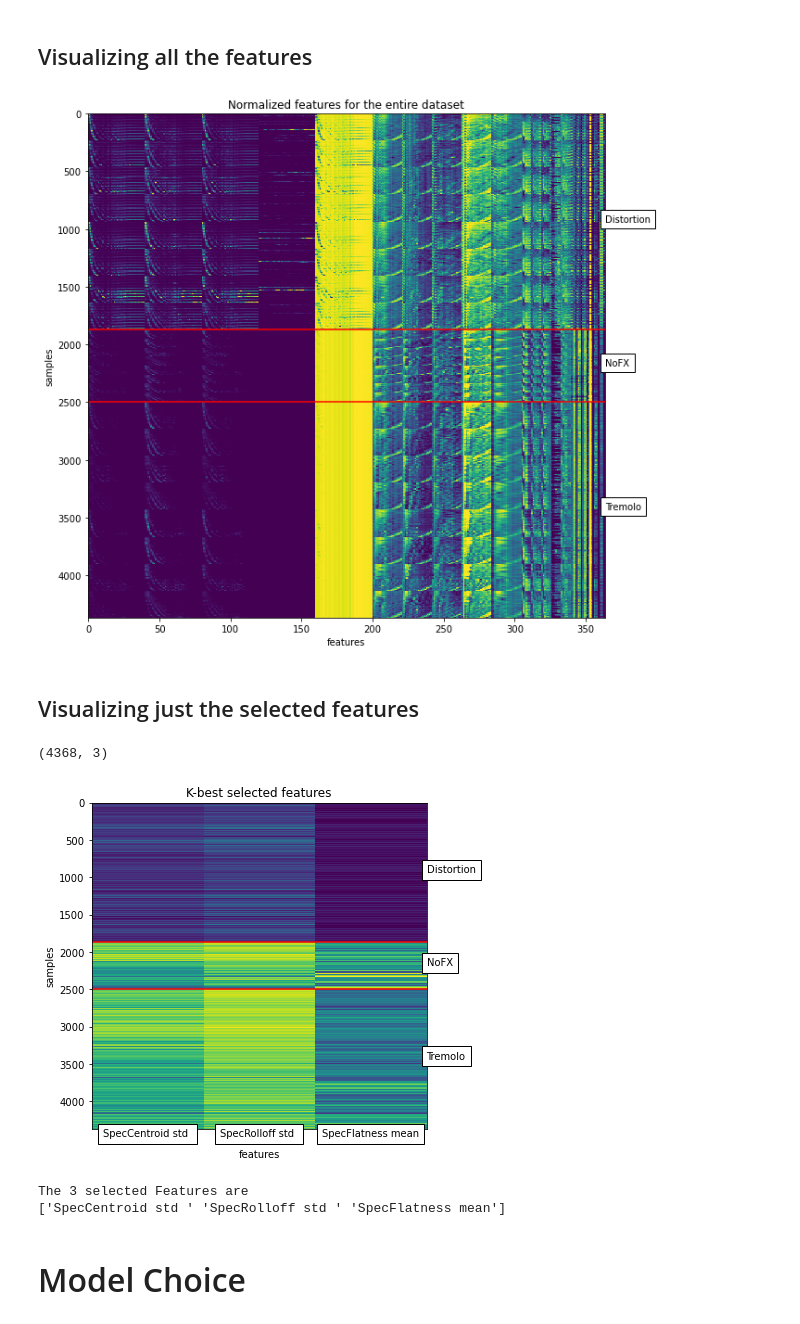
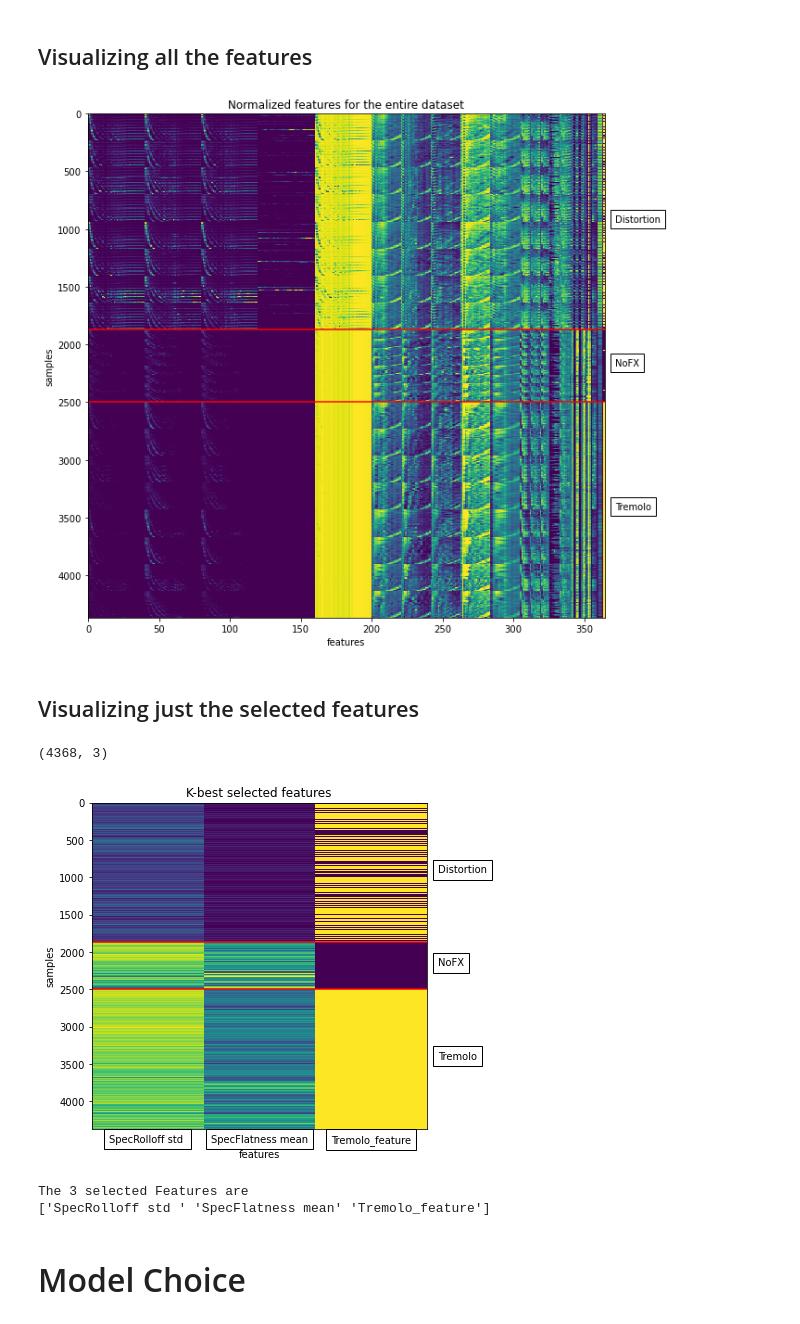
Before and after one commit to Liuk-ITA/CLMS-1st-homework-guitar-effect-SVM, a Jupyter notebook: HW1 guitar effect.ipynb, the cells around one changed output. Drawn from its saved outputs; the diff is of its cells as text; code cells hidden in the pictures.

```diff
--- a/HW1 guitar effect.ipynb
+++ b/HW1 guitar effect.ipynb
@@ -461,7 +462,8 @@ featureList = [
         'RMS mean',
         'RMS max ',
         'RMS std ',
-        'RMS min'
+        'RMS min',
+        'Tremolo_feature'
 ]
 
 print("We'll compute", format(len(featureList)), 'features for each audio')
@@ -470,5 +472,23 @@ We'll compute 364 features for each audio
 # %% [markdown]
 ## Feature Computation Loop
+# %%
+#Custom Feature for Tremolo
+
+def computeFinal(num_peaks):
+    if num_peaks <=2:
+        set_feat_value = 0 #NoFx samples exhibits a number of local maxima less or equal 2
+    else:
+        set_feat_value = 1  #Tremolo samples exibits at least more than 2 local maxima
+    return set_feat_value
+
+def custom_feature(audio):
+    b, a = butter(3, 0.1) #Low-Pass Filter
+    rms_audio = librosa.feature.rms(y=audio,frame_length=2048, hop_length= 256)[0] #short time RMS computation
+    rms_audio = rms_audio[rms_audio > 0.01] #considering just the RMS samples greaater than a certain threshold
+    filtered_rms = filtfilt(b, a, rms_audio) #filtering the rms signal to avoid undesired local maxima later on
+    local_maxima_array = librosa.util.localmax(filtered_rms) #Boolean array: True if sample is a max, False otherwise
+    num_local_max = len(local_maxima_array[local_maxima_array == True]) #number of Filtered RMS local maxima
+    return np.array([computeFinal(num_local_max)])
 # %%
 window_parameters={
     'n_fft': 1024,
@@ -480,6 +500,8 @@ window_parameters={
 
 n_mels = 40
 n_mfcc = 21
+
+
 
 samples = len(fileList)
 features = np.zeros((samples, len(featureList)))
@@ -509,7 +531,6 @@ for index, f in enumerate(fileList): #Feature computation Loop
 
 
     #Step3: compute features
-    #audio = audio[0:7]
 
     rms = librosa.feature.rms(y=audio, hop_length= 512,center= True)
     rmsabs= np.abs(rms)
@@ -592,11 +613,10 @@ for index, f in enumerate(fileList): #Feature computation Loop
     speBandMax =  np.max(speBand, axis = 1)
     speBandStd =  np.std(speBand, axis = 1)
     speBandMin =  np.min(speBand, axis = 1)
-    speBand_delta = np.mean(librosa.feature.delta(speBand), axis = 1)
 
 
 
-
+    tremolo_feature = custom_feature(audio)
 
 
 
@@ -650,7 +670,9 @@ for index, f in enumerate(fileList): #Feature computation Loop
                 rmsMean,
                 rmsMax,
                 rmsStd,
-                rmsMin
+                rmsMin,
+                tremolo_feature
+
                 ), axis=0)
     features[index, :] = feature
 
@@ -734,45 +756,45 @@ plt.title('Normalized features for the entire dataset')
 for index in range(0,len(classes), 1):
     # plot orizontal line for visual classes separation
     if index<len(classes)-1: plt.axhline(y=bound_index[index+1], color='r', linestyle='-') # avoid printing the last line
-    plt.text(feat_norm.shape[1],(bound_index[index+1]+bound_index[index])/2,classes[index], bbox={'facecolor':'w','pad':5},ha='left')
+    plt.text(feat_norm.shape[1]+7,(bound_index[index+1]+bound_index[index])/2,classes[index], bbox={'facecolor':'w','pad':5},ha='left')
 
 
 plt.show()
 # %% [output]
-[figure, old version]
+[figure, new version]
 # %% [markdown]
 ## Visualizing just the selected features
 # %%
 features_selected = feat_norm[:,selected_columns]
 print(features_selected.shape)
 plt.figure(figsize=(6, 6))
 plt.imshow(features_selected,interpolation='none')
 plt.xlabel('features')
 plt.ylabel('samples')
 plt.axis('auto')
 plt.title('K-best selected features')
 
 
 for index in range(0,len(classes), 1):
     # plot orizontal line for visual classes separation
     if index<len(classes)-1: plt.axhline(y=bound_index[index+1], color='r', linestyle='-') # avoid printing the last line
-    plt.text(features_selected.shape[1]-0.5,(bound_index[index+1]+bound_index[index])/2,classes[index], bbox={'facecolor':'w','pad':5},ha='left')
+    plt.text(features_selected.shape[1]-0.4,(bound_index[index+1]+bound_index[index])/2,classes[index], bbox={'facecolor':'w','pad':5},ha='left')
 
 
 for index in range(0,k_sel, 1):
     # plot orizontal line for visual classes separation
-    plt.text(index,features_selected.shape[0],np.array(featureList)[features_selector.get_support()][index], bbox={'facecolor':'w','pad':5},ha='center',va='top')
+    plt.text(index,features_selected.shape[0]+70,np.array(featureList)[features_selector.get_support()][index], bbox={'facecolor':'w','pad':5},ha='center',va='top')
 
 plt.xticks(np.arange(0, features_selected.shape[1]))
 plt.show()
 
 print("The {} selected Features are ".format(k_sel))
 print(format(np.array(featureList)[features_selector.get_support()]))
 # %% [output]
 (4368, 3)
-[figure, old version]
+[figure, new version]
 The 3 selected Features are
-['SpecCentroid std ' 'SpecRolloff std ' 'SpecFlatness mean']
+['SpecRolloff std ' 'SpecFlatness mean' 'Tremolo_feature']
 # %% [markdown]
 # <font size=6> Model Choice </font>
 # %% [markdown]
```
Also changed, not shown: parts of 15 cells of this notebook, 1 other file.
